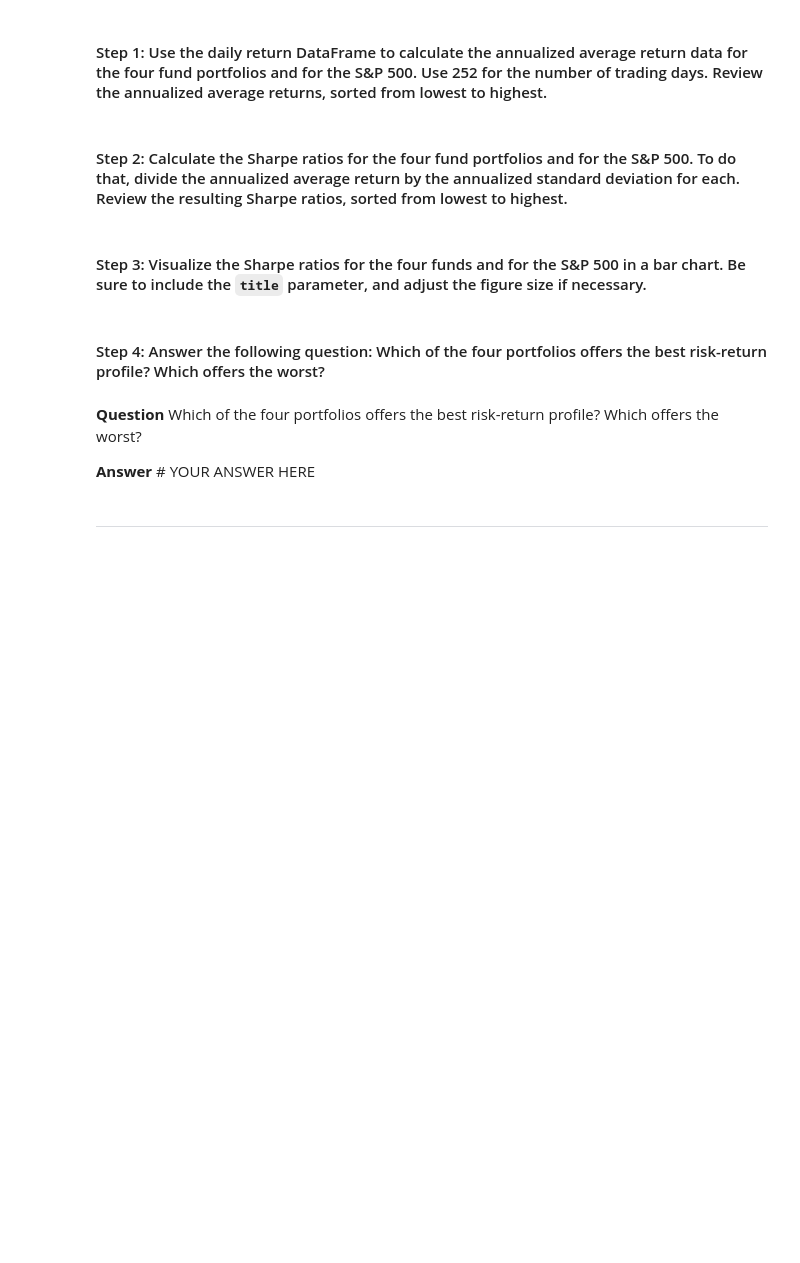
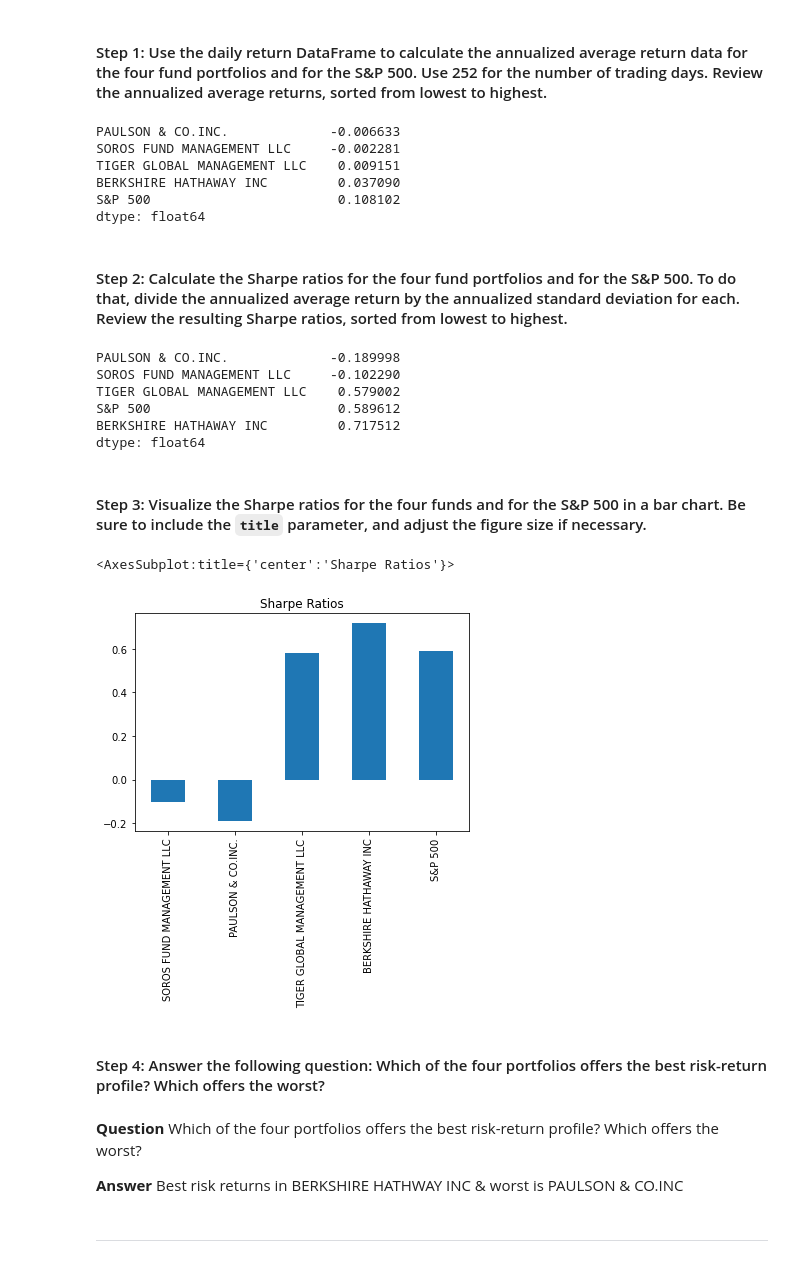
Before and after one commit to Anu86/risk_analysis, a Jupyter notebook: risk_return_analysis.ipynb, the cells around one changed output. Saved outputs shown, nothing was run; the diff lists cells and outputs as text; code cells hidden in the pictures; blank space fills up the shorter version.

```diff
--- a/risk_return_analysis.ipynb
+++ b/risk_return_analysis.ipynb
@@ -308,26 +309,46 @@ To determine the overall risk of an asset or portfolio, quantitative analysts an
 # %%
 # Calculate the annual average return data for the for fund portfolios and the S&P 500
 # Use 252 as the number of trading days in the year
+number_of_trading_days = 252
+annual_average_return  = daily_returns_df.mean() * number_of_trading_days
 # Review the annual average returns sorted from lowest to highest
-# YOUR CODE HERE
+annual_average_return.sort_values()
+# %% [output]
+PAULSON & CO.INC.             -0.006633
+SOROS FUND MANAGEMENT LLC     -0.002281
+TIGER GLOBAL MANAGEMENT LLC    0.009151
+BERKSHIRE HATHAWAY INC         0.037090
+S&P 500                        0.108102
+dtype: float64
 # %% [markdown]
 #### Step 2: Calculate the Sharpe ratios for the four fund portfolios and for the S&P 500. To do that, divide the annualized average return by the annualized standard deviation for each. Review the resulting Sharpe ratios, sorted from lowest to highest.
 # %%
 # Calculate the annualized Sharpe Ratios for each of the 4 portfolios and the S&P 500.
+annual_sharpe_ratios = annual_average_return/ annualized_standard_deviation
 # Review the Sharpe ratios sorted lowest to highest
-# YOUR CODE HERE
+annual_sharpe_ratios.sort_values()
+# %% [output]
+PAULSON & CO.INC.             -0.189998
+SOROS FUND MANAGEMENT LLC     -0.102290
+TIGER GLOBAL MANAGEMENT LLC    0.579002
+S&P 500                        0.589612
+BERKSHIRE HATHAWAY INC         0.717512
+dtype: float64
 # %% [markdown]
 #### Step 3: Visualize the Sharpe ratios for the four funds and for the S&P 500 in a bar chart. Be sure to include the `title` parameter, and adjust the figure size if necessary.
 # %%
 # Visualize the Sharpe ratios as a bar chart
 # Include a title parameter and adjust the figure size
-# YOUR CODE HERE
+annual_sharpe_ratios.plot.bar(title="Sharpe Ratios")
+# %% [output]
+<AxesSubplot:title={'center':'Sharpe Ratios'}>
+[figure, added]
 # %% [markdown]
 #### Step 4: Answer the following question: Which of the four portfolios offers the best risk-return profile? Which offers the worst?
 # %% [markdown]
 **Question** Which of the four portfolios offers the best risk-return profile? Which offers the worst?
 
-**Answer** # YOUR ANSWER HERE
+**Answer** Best risk returns in BERKSHIRE HATHWAY INC & worst is PAULSON & CO.INC
 # %% [markdown]
 ---
 # %% [markdown]
```
Also changed, not shown: parts of 20 cells of this notebook.
